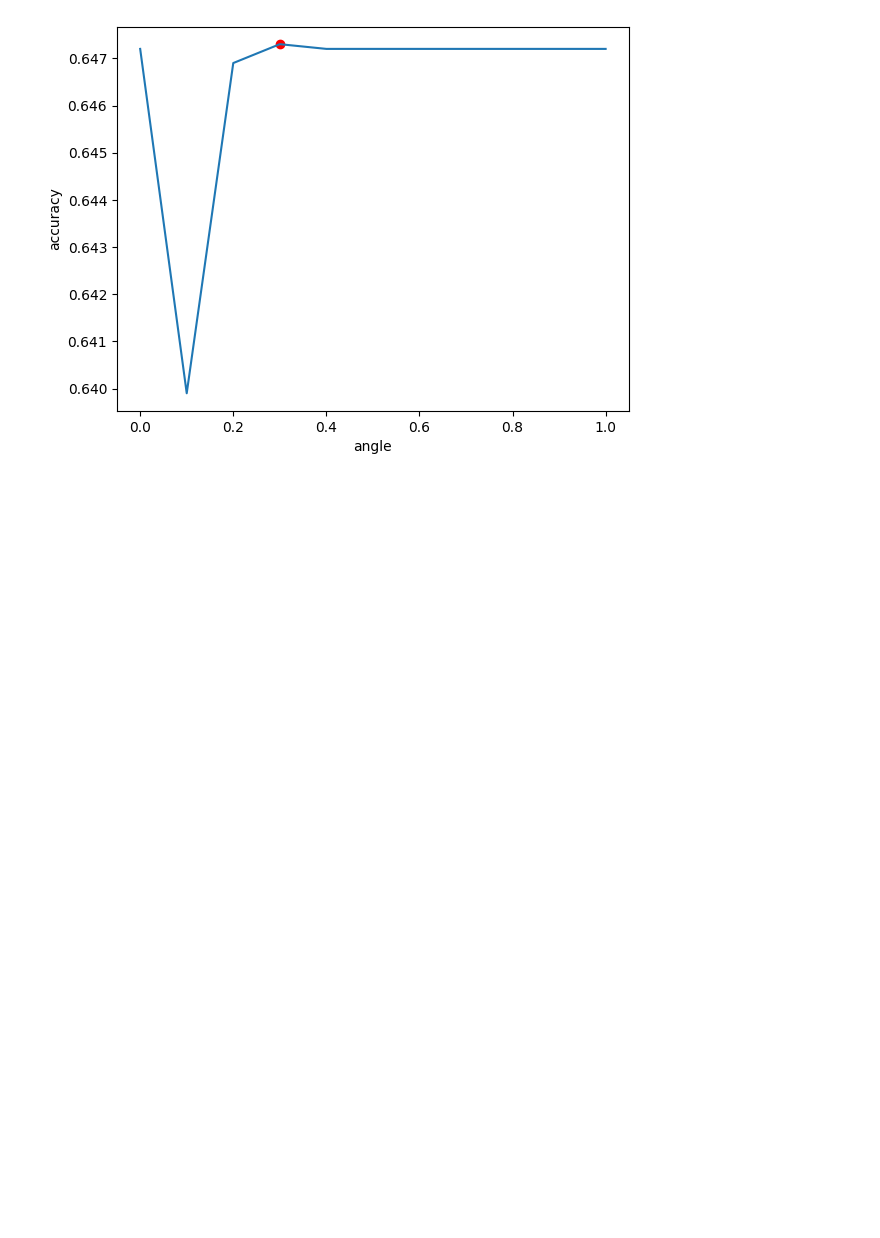
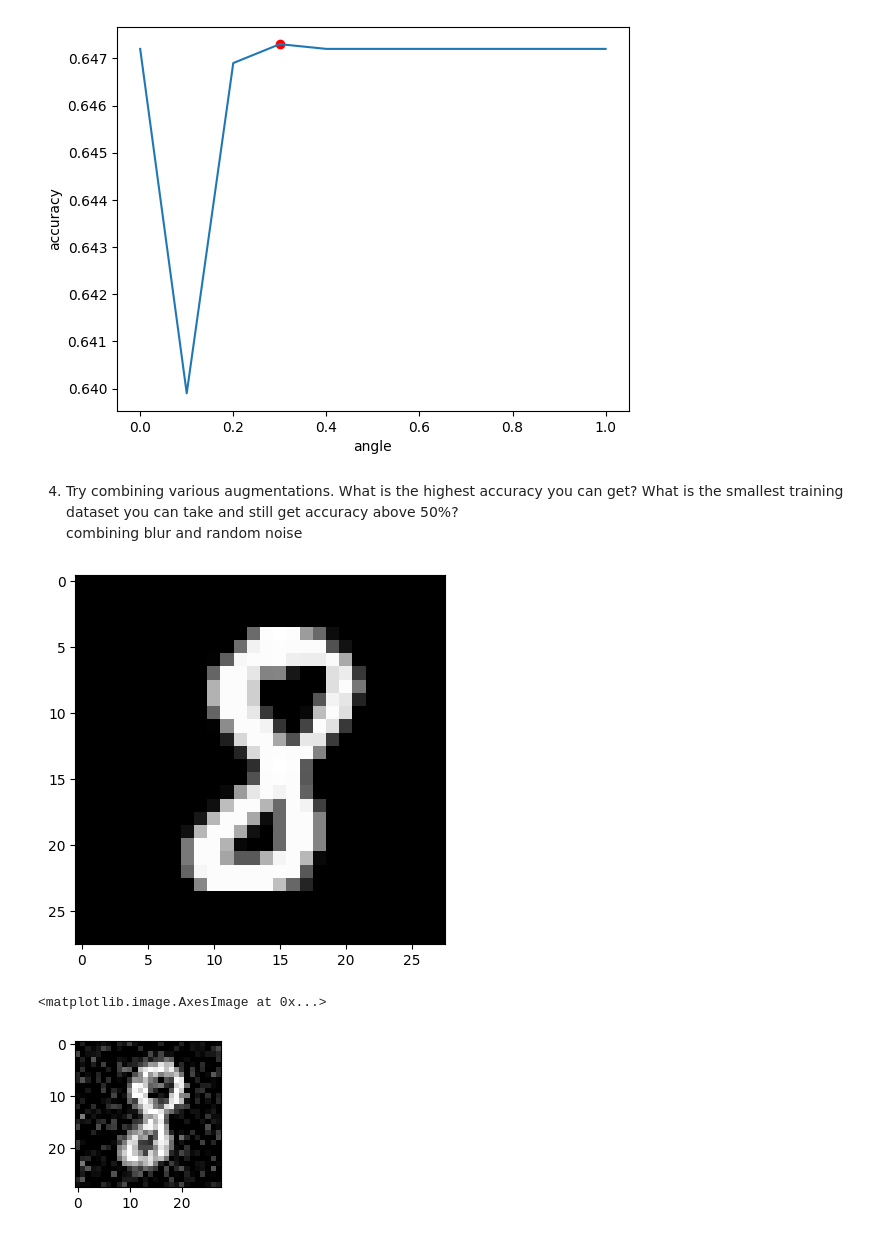
Before and after one commit to srujanreddy2021/AI_ML_IITH_Projects_Labs, a Jupyter notebook: AIML_Module_1_Lab_3_Data_Augmentation.ipynb, the cells around one changed output. Saved outputs shown, nothing was run; the diff lists cells and outputs as text; code cells hidden in the pictures; blank space fills up the shorter version.

```diff
--- a/AIML_Module_1_Lab_3_Data_Augmentation.ipynb
+++ b/AIML_Module_1_Lab_3_Data_Augmentation.ipynb
@@ -542,3 +542,22 @@ plt.scatter(sigma[maxind_rotate], accuracies[maxind_rotate], c='red')
 # %% [output]
 <matplotlib.collections.PathCollection at 0x...>
 [figure]
+# %% [markdown]
+4) Try combining various augmentations. What is the highest accuracy you can get? What is the smallest training dataset you can take and still get accuracy above 50%?\
+combining blur and random noise
+# %%
+def augNoiseBlur(sample,sigmaBlur,sigmaRamdomNoise):
+  noisyRandom_blur = augNoise(augBlur(sample, sigmaBlur), sigmaRamdomNoise)
+  return noisyRandom_blur
+sample = train_X[20]
+sigmaBlur=1
+sigmaRamdomNoise = 0.155
+# show the original image}
+plt.imshow(sample, cmap='gray')
+plt.show()
+plt.subplot(1,3,1)
+plt.imshow(augNoiseBlur(sample,sigmaBlur,sigmaRamdomNoise), cmap='gray')
+# %% [output]
+[figure, added]
+<matplotlib.image.AxesImage at 0x...>
+[figure, added]
```
Also changed, not shown: parts of 3 cells of this notebook.
